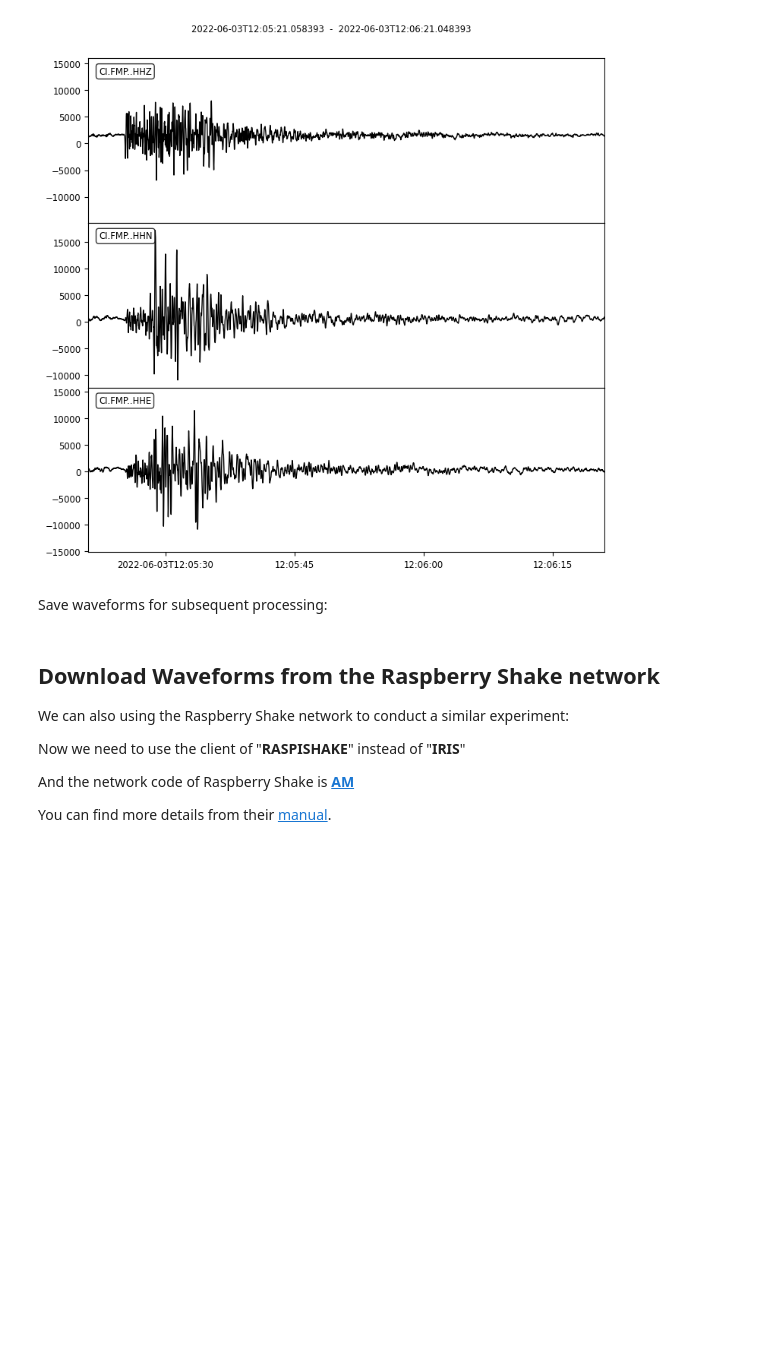
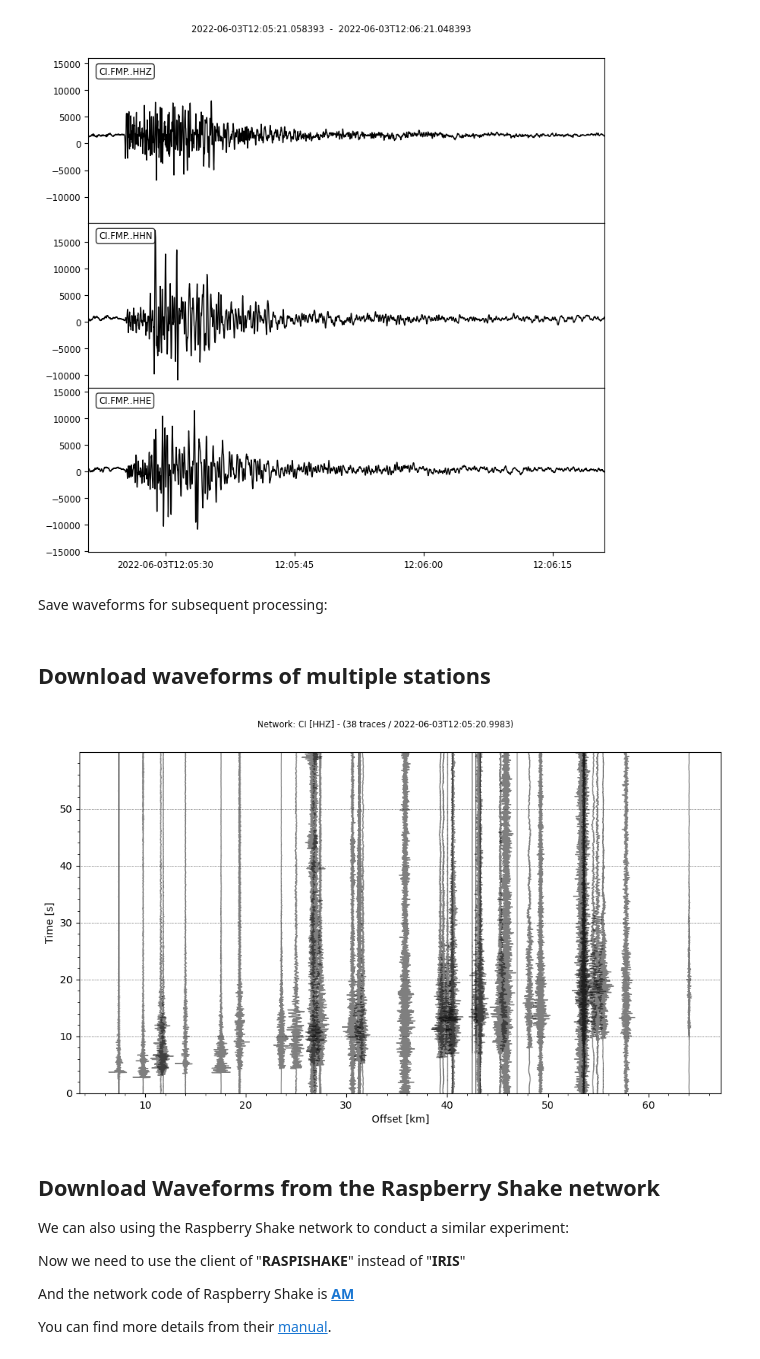
Before and after one commit to AI4EPS/homepage, a Jupyter notebook: classes/pyearth/docs/obspy/seismic_waveform.ipynb, the cells around one changed output. Drawn from its saved outputs; the diff is of its cells as text; code cells hidden in the pictures; blank space fills up the shorter version.

Commit message:
update seismic_waveform

```diff
--- a/classes/pyearth/docs/obspy/seismic_waveform.ipynb
+++ b/classes/pyearth/docs/obspy/seismic_waveform.ipynb
@@ -87,6 +88,37 @@ waveforms.plot();
 Save waveforms for subsequent processing:
 # %%
 waveforms.write("waveforms.mseed")
+# %% [markdown]
+## Download waveforms of multiple stations
+# %%
+from obspy.clients.fdsn import RoutingClient
+client = RoutingClient("iris-federator")
+# %%
+stations = client.get_stations(network="CI",
+                               channel="HHZ",
+                               starttime=events[0].origins[0].time,
+                               endtime=events[0].origins[0].time+60,
+                               latitude=events[0].origins[0].latitude,
+                               longitude=events[0].origins[0].longitude,
+                               maxradius=0.5, level="channel", )
+# stations.plot(projection="local", resolution="f");
+# %%
+waveforms = client.get_waveforms(network="CI",
+                                 channel="HHZ",
+                                 starttime=events[0].origins[0].time,
+                                 endtime=events[0].origins[0].time+60,
+                                 latitude=events[0].origins[0].latitude,
+                                 longitude=events[0].origins[0].longitude,
+                                 maxradius=0.5, level="channel", )
+# waveforms.plot();
+# %%
+degree2meter = 111.32 * 1e3 #m
+for waveform in waveforms:
+    station = stations.select(station=waveform.stats.station)[0][0]
+    waveform.stats.distance = np.sqrt((station.longitude-events[0].origins[0].longitude)**2 + (station.latitude-events[0].origins[0].latitude)**2) * degree2meter
+waveforms.plot(type='section');
+# %% [output]
+[figure, added]
 # %% [markdown]
 ## Download Waveforms from the Raspberry Shake network
 
```
Also changed, not shown: parts of 3 cells of this notebook.
